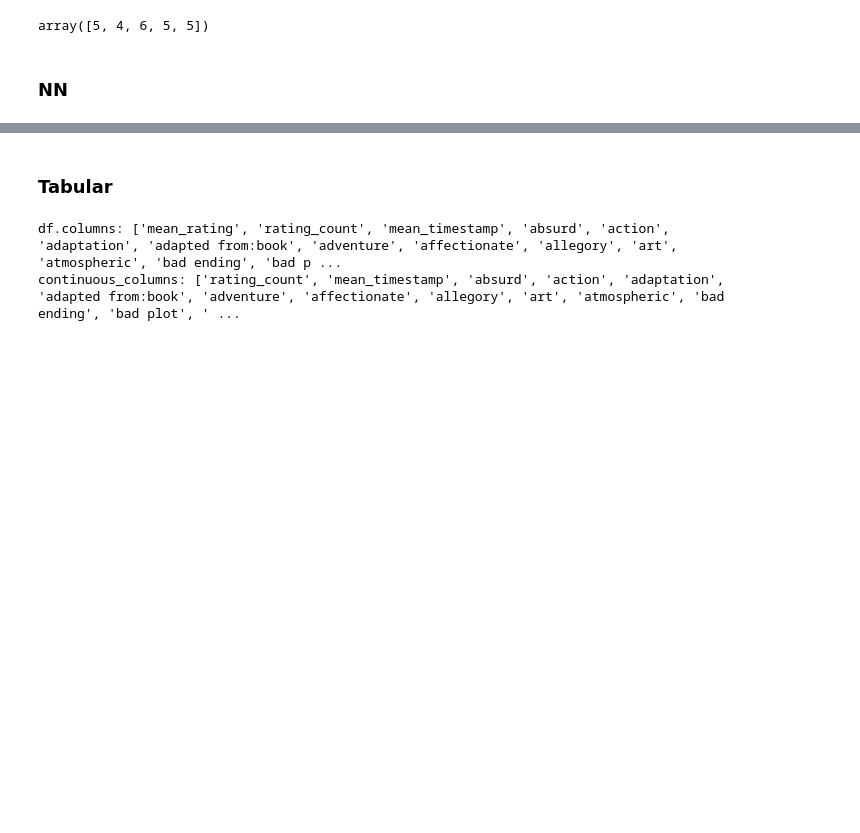
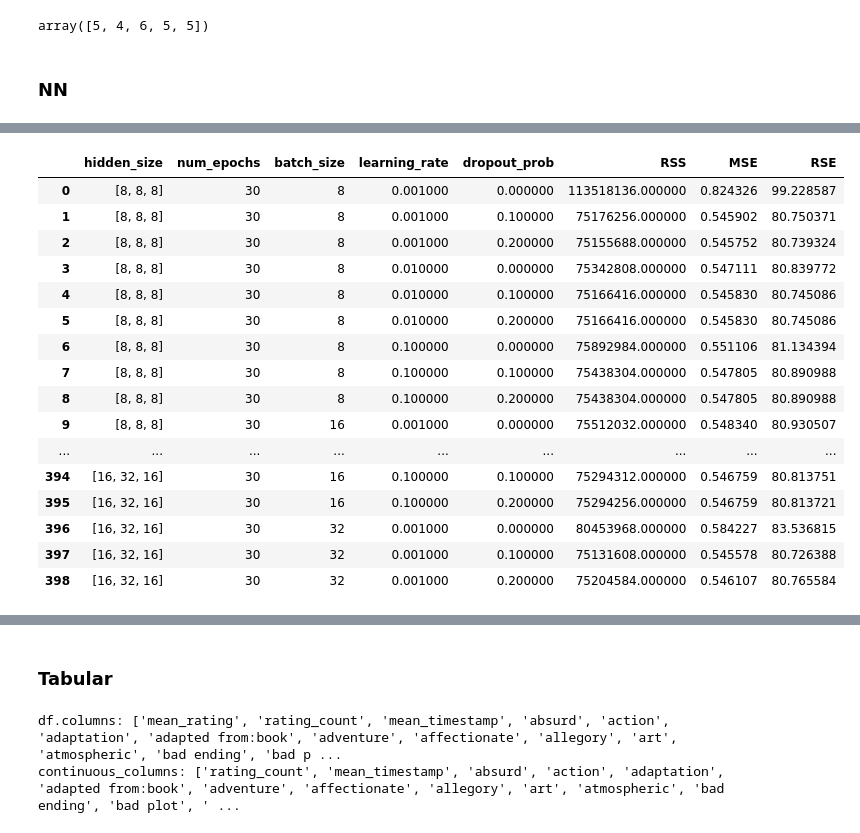
Before and after one commit to nicolopizzo/data-analytics, a Jupyter notebook: analysis.ipynb, the cells around one changed output, grey strips where cells are left out. Cells and saved outputs as stored; diff of their text form; code cells hidden in the pictures; blank space fills up the shorter version.

```diff
--- a/analysis.ipynb
+++ b/analysis.ipynb
@@ -816,0 +937,18 @@ array([5, 4, 6, 5, 5])
+# %%
+class RatingDataset(Dataset):
+    def __init__(self):
+
+        data = df
+        X = data.iloc[:, 1:].values
+        y = data.iloc[:, 0].values
+
+        self.X = torch.from_numpy(X).float()
+        self.y = torch.from_numpy(y).float()
+
+        self.num_features = data.shape[1] - 1
+
+    def __len__(self):
+        return self.X.shape[0]
+
+    def __getitem__(self, idx):
+        return self.X[idx, :], self.y[idx]
@@ -816,0 +1073,32 @@ array([5, 4, 6, 5, 5])
+# %%
+def color_MSE(val):
+    color = 'red' if val > 1 else 'white'
+    if val == my_table['MSE'].min() or val == my_table['RSS'].min() or val == my_table['RSE'].min():
+        color = 'green'
+    return 'background-color: %s' % color
+
+def color_RSS_RSE(val):
+    color = 'white'
+    if val == my_table['RSS'].min() or val == my_table['RSE'].min():
+        color = 'green'
+    return 'background-color: %s' % color
+
+my_table.style.applymap(color_RSS_RSE, subset=['RSS', 'RSE']).applymap(color_MSE, subset=['MSE'])
+# %% [output]
+|  | hidden_size | num_epochs | batch_size | learning_rate | dropout_prob | RSS | MSE | RSE |
+| 0 | [8, 8, 8] | 30 | 8 | 0.001000 | 0.000000 | 113518136.000000 | 0.824326 | 99.228587 |
+| 1 | [8, 8, 8] | 30 | 8 | 0.001000 | 0.100000 | 75176256.000000 | 0.545902 | 80.750371 |
+| 2 | [8, 8, 8] | 30 | 8 | 0.001000 | 0.200000 | 75155688.000000 | 0.545752 | 80.739324 |
+| 3 | [8, 8, 8] | 30 | 8 | 0.010000 | 0.000000 | 75342808.000000 | 0.547111 | 80.839772 |
+| 4 | [8, 8, 8] | 30 | 8 | 0.010000 | 0.100000 | 75166416.000000 | 0.545830 | 80.745086 |
+| 5 | [8, 8, 8] | 30 | 8 | 0.010000 | 0.200000 | 75166416.000000 | 0.545830 | 80.745086 |
+| 6 | [8, 8, 8] | 30 | 8 | 0.100000 | 0.000000 | 75892984.000000 | 0.551106 | 81.134394 |
+| 7 | [8, 8, 8] | 30 | 8 | 0.100000 | 0.100000 | 75438304.000000 | 0.547805 | 80.890988 |
+| 8 | [8, 8, 8] | 30 | 8 | 0.100000 | 0.200000 | 75438304.000000 | 0.547805 | 80.890988 |
+| 9 | [8, 8, 8] | 30 | 16 | 0.001000 | 0.000000 | 75512032.000000 | 0.548340 | 80.930507 |
+| ... | ... | ... | ... | ... | ... | ... | ... | ... |
+| 394 | [16, 32, 16] | 30 | 16 | 0.100000 | 0.100000 | 75294312.000000 | 0.546759 | 80.813751 |
+| 395 | [16, 32, 16] | 30 | 16 | 0.100000 | 0.200000 | 75294256.000000 | 0.546759 | 80.813721 |
+| 396 | [16, 32, 16] | 30 | 32 | 0.001000 | 0.000000 | 80453968.000000 | 0.584227 | 83.536815 |
+| 397 | [16, 32, 16] | 30 | 32 | 0.001000 | 0.100000 | 75131608.000000 | 0.545578 | 80.726388 |
+| 398 | [16, 32, 16] | 30 | 32 | 0.001000 | 0.200000 | 75204584.000000 | 0.546107 | 80.765584 |
```
Also changed, not shown: parts of 11 cells of this notebook, 1 other file.
